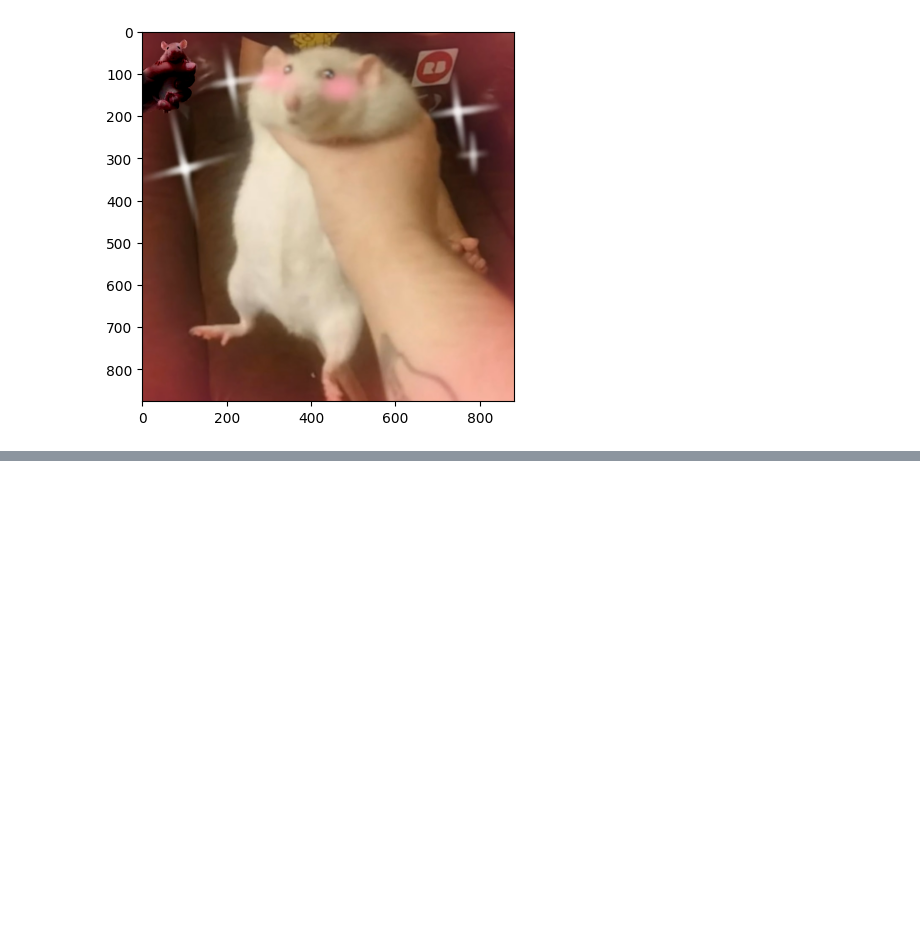
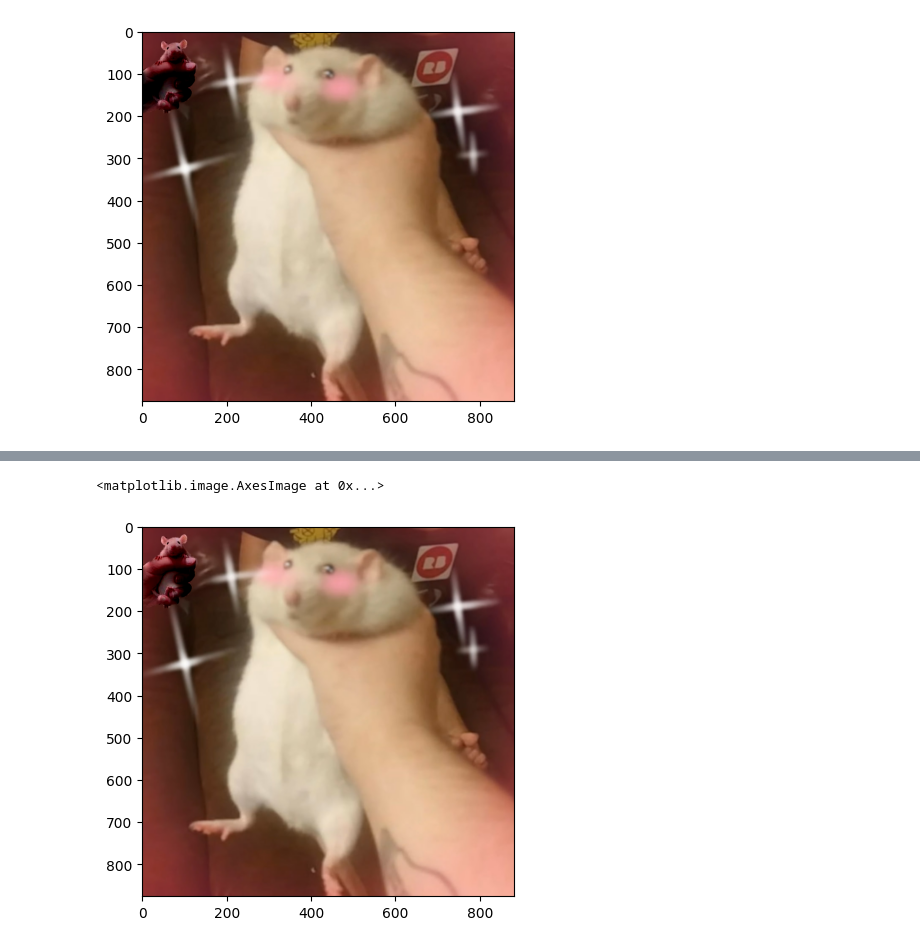
Before and after one commit to BerVol57/MMROKZ, a Jupyter notebook: lab 9/lab9.ipynb, the cells around one changed output, grey strips where cells are left out. Cells and saved outputs as stored; diff of their text form; code cells hidden in the pictures; blank space fills up the shorter version.

```diff
--- a/lab 9/lab9.ipynb
+++ b/lab 9/lab9.ipynb
@@ -134,0 +256,5 @@ imwrite_rgb("out.png", out)
+# %%
+plt.imshow(solve_gauss_seidel(src, dst, mask, (0,0)))
+# %% [output]
+<matplotlib.image.AxesImage at 0x...>
+[figure, added]
```
Also changed, not shown: parts of 6 cells of this notebook, 3 other files.
